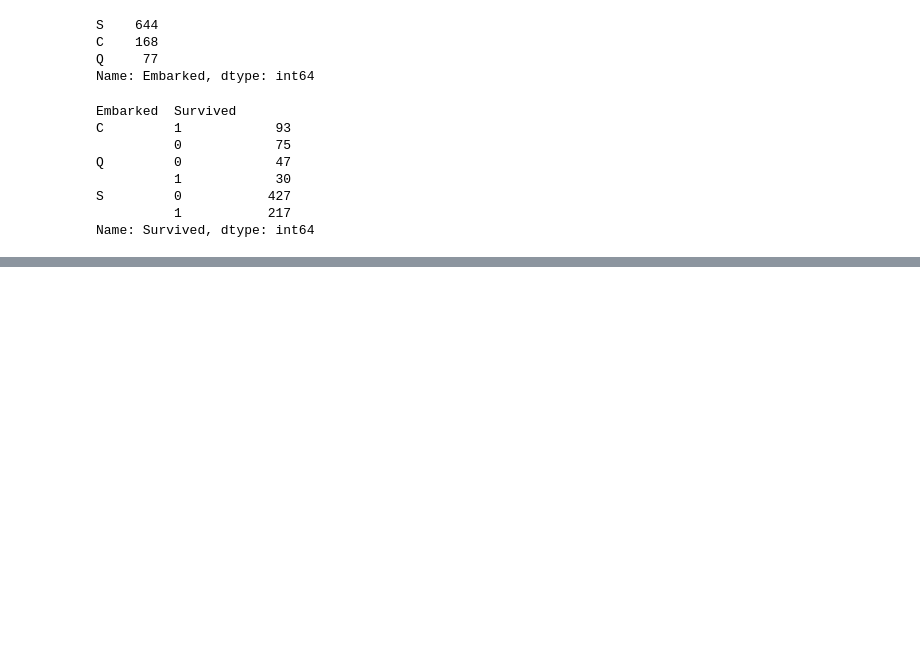
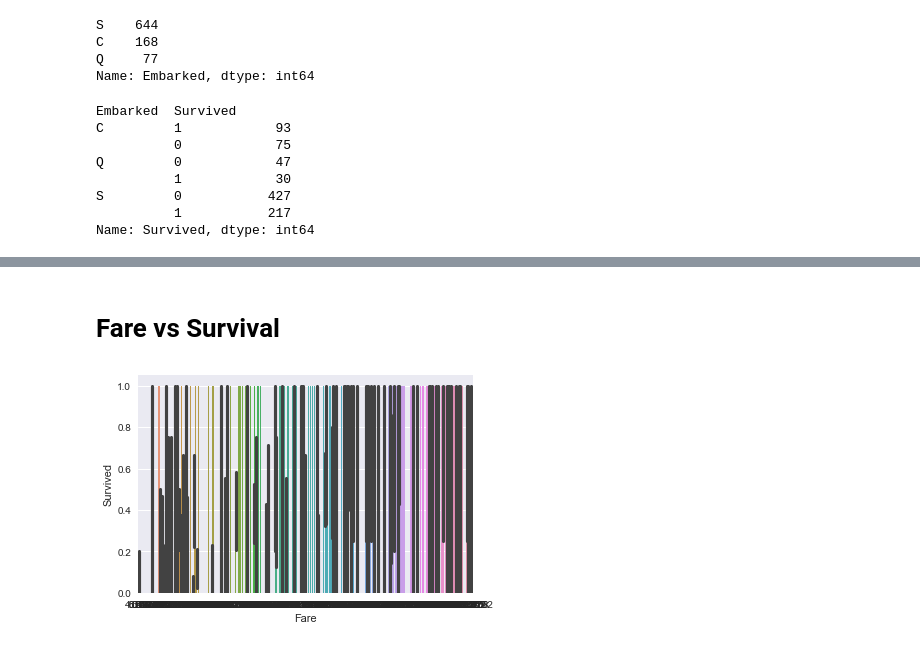
Before and after one commit to Gurjeetkaur31/Titanic_Survival, a Jupyter notebook: Titanic_Survival.ipynb, the cells around one changed output, grey strips where cells are left out. Drawn from its saved outputs; the diff is of its cells as text; code cells hidden in the pictures; blank space fills up the shorter version.

```diff
--- a/Titanic_Survival.ipynb
+++ b/Titanic_Survival.ipynb
@@ -384,0 +428,7 @@ Name: Survived, dtype: int64
+# %% [markdown]
+# Fare vs Survival
+# %%
+sns.barplot(x='Fare', y='Survived', data=df)
+sns.despine()
+# %% [output]
+[figure, added]
```
Also changed, not shown: parts of 35 cells of this notebook.
